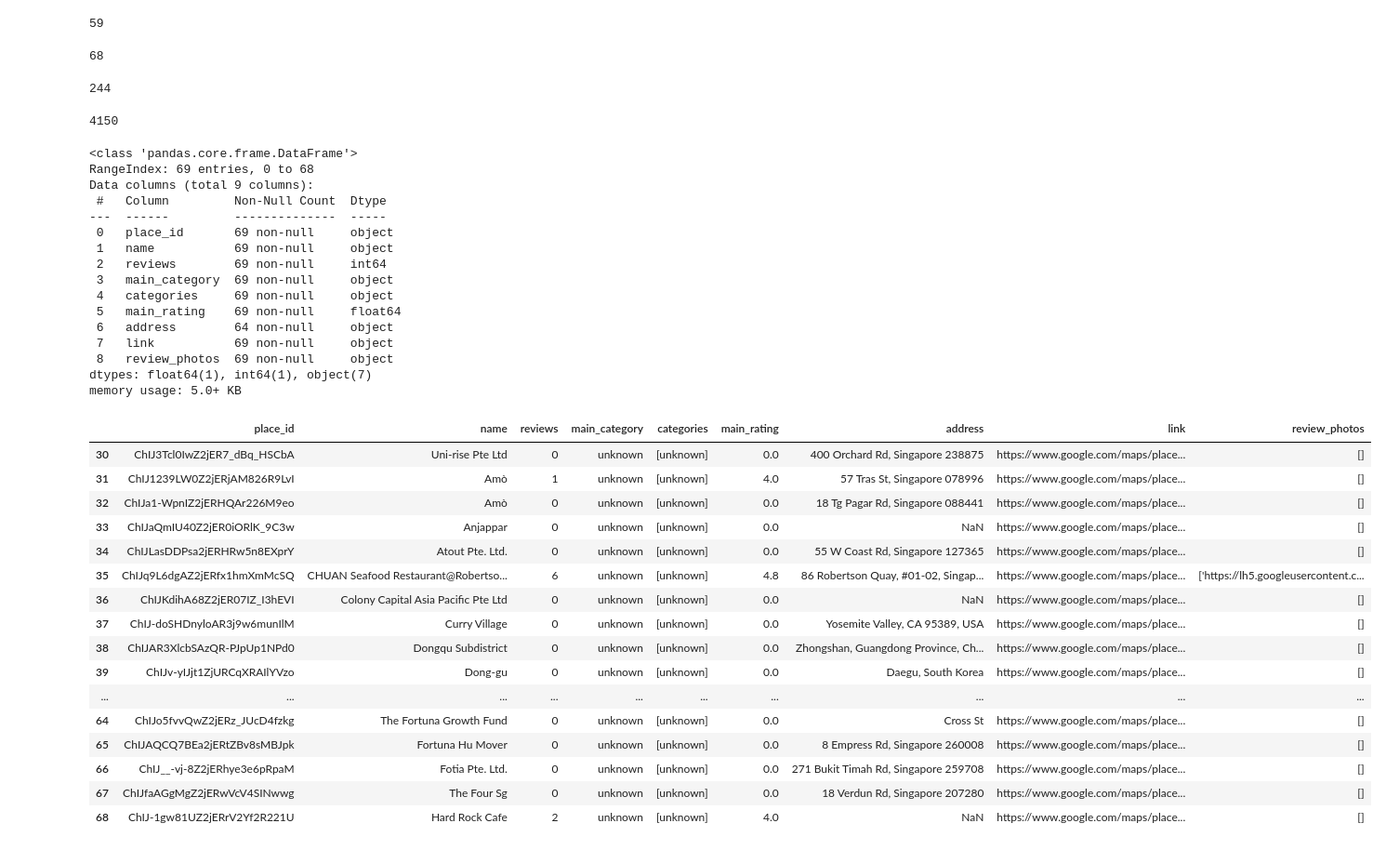
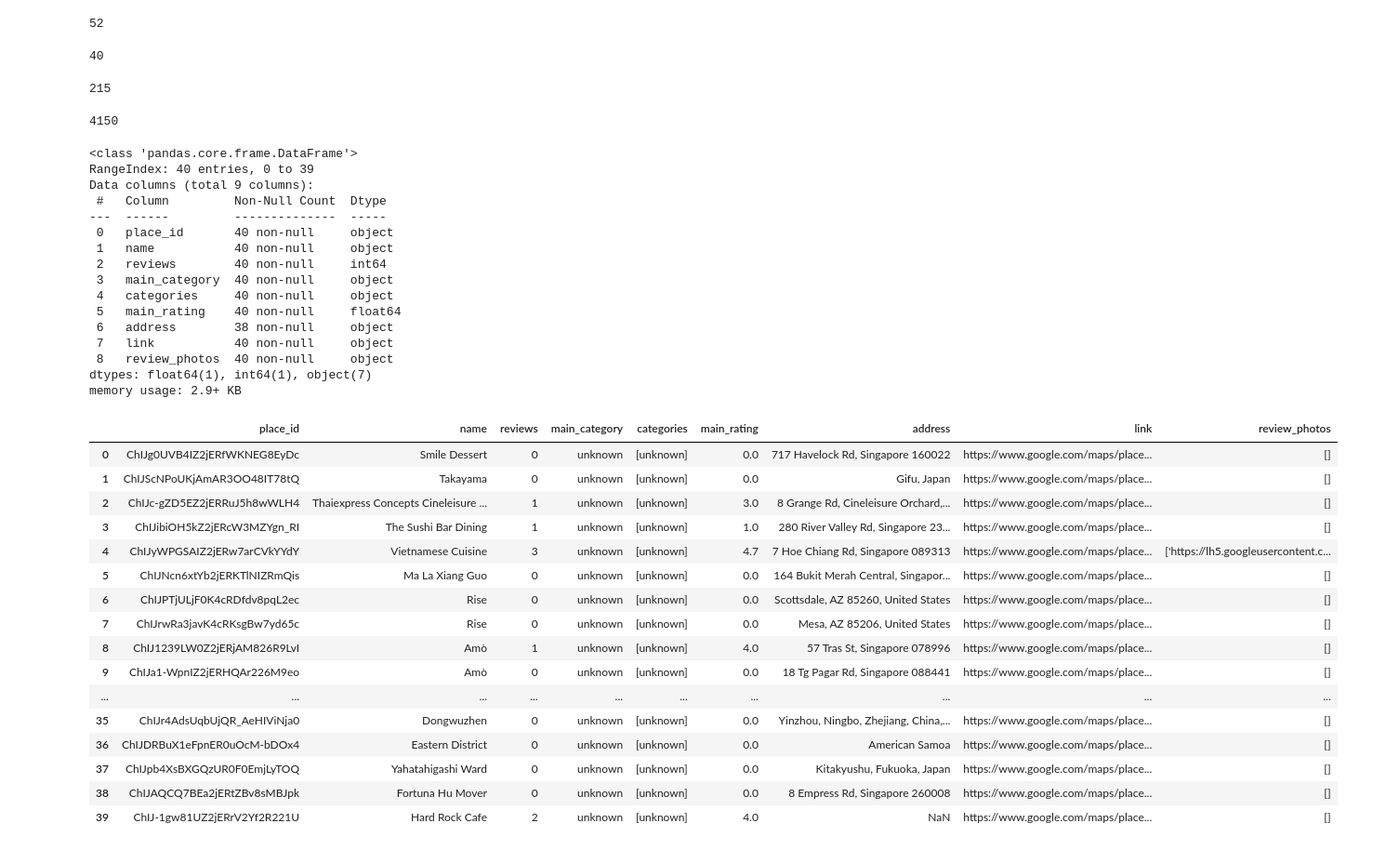
Before and after one commit to toothyachy/yumspeak, a Jupyter notebook: notebooks/ts_clean_restaurant_dataset.ipynb, the cells around one changed output. Shown at 93% size. Saved outputs shown, nothing was run; the diff lists cells and outputs as text; code cells hidden in the pictures.

Commit message:
some tweaks on cleaning

```diff
--- a/notebooks/ts_clean_restaurant_dataset.ipynb
+++ b/notebooks/ts_clean_restaurant_dataset.ipynb
@@ -23,3 +23,6 @@ df.head()
 | 2 | ChIJSW7NnhAZ2jERj8p3W_nnhGE | Red House Seafood at Esplanade | 186 | Seafood restaurant | ['Seafood restaurant', 'Chinese r... | 4.4 | 8 Raffles Ave., #01-14 / 16 Espla... | https://www.google.com/maps/place... | ['https://lh5.googleusercontent.c... |
 | 3 | ChIJNxLu-EAb2jER_a4Y4ahn8TU | Red Sparrow | 496 | Vietnamese restaurant | ['Vietnamese restaurant', 'Asian ... | 4.0 | 11 Dempsey Rd, #01-18, 249673, Si... | https://www.google.com/maps/place... | ['https://lh5.googleusercontent.c... |
 | 4 | ChIJIds6rnUZ2jERPx6E0UCf6HM | Red Star Restaurant | 3725 | Cantonese restaurant | ['Cantonese restaurant', 'Chinese... | 3.7 | Block 54 Chin Swee Rd, #07-23, Si... | https://www.google.com/maps/place... | ['https://lh5.googleusercontent.c... |
+# %%
+df = clean_restaurant_data(df)
+df.info()
@@ -38,6 +59,7 @@ df = df[~df['place_id'].isin(PLACE_ID_TO_DROP)]
 
 # fill na in main_category and categories(as ['unknown'])
 df['main_category'].fillna('unknown', inplace=True)
+df['main_category'] = df['main_category'].apply(lambda x: x.replace(' restaurant', ''))
 df['categories'] = df['categories'].fillna("['unknown']").apply(ast.literal_eval)
 # %%
 df.info()
@@ -64,17 +86,17 @@ df.to_csv('/Users/triciascy/code/scytricia/yumspeak/raw_data/review_scraper_data
 contains_pte_ltd = df['name'].str.contains('Pte Ltd', case=False, na=False)
 contains_pte_ltd.sum()
 # %% [output]
-59
+52
 # %%
 unknown_main_cat = df['main_category'] == 'unknown'
 unknown_main_cat.sum()
 # %% [output]
-68
+40
 # %%
 no_rating = df['main_rating'] == 0
 no_rating.sum()
 # %% [output]
-244
+215
 # %%
 restaurant = df['main_category'].str.contains('restaurant', case=False, na=False)
 restaurant.sum()
@@ -85,41 +107,41 @@ to_remove = df[(~restaurant & contains_pte_ltd & no_rating) | unknown_main_cat].
 to_remove.info()
 # %% [output]
 <class 'pandas.core.frame.DataFrame'>
-RangeIndex: 69 entries, 0 to 68
+RangeIndex: 40 entries, 0 to 39
 Data columns (total 9 columns):
  #   Column         Non-Null Count  Dtype
 ---  ------         --------------  -----
- 0   place_id       69 non-null     object
- 1   name           69 non-null     object
- 2   reviews        69 non-null     int64
- 3   main_category  69 non-null     object
- 4   categories     69 non-null     object
- 5   main_rating    69 non-null     float64
- 6   address        64 non-null     object
- 7   link           69 non-null     object
- 8   review_photos  69 non-null     object
+ 0   place_id       40 non-null     object
+ 1   name           40 non-null     object
+ 2   reviews        40 non-null     int64
+ 3   main_category  40 non-null     object
+ 4   categories     40 non-null     object
+ 5   main_rating    40 non-null     float64
+ 6   address        38 non-null     object
+ 7   link           40 non-null     object
+ 8   review_photos  40 non-null     object
 dtypes: float64(1), int64(1), object(7)
-memory usage: 5.0+ KB
+memory usage: 2.9+ KB
 # %%
-to_remove[30:]
+to_remove
 # %% [output]
 |  | place_id | name | reviews | main_category | categories | main_rating | address | link | review_photos |
-| 30 | ChIJ3Tcl0IwZ2jER7_dBq_HSCbA | Uni-rise Pte Ltd | 0 | unknown | [unknown] | 0.0 | 400 Orchard Rd, Singapore 238875 | https://www.google.com/maps/place... | [] |
-| 31 | ChIJ1239LW0Z2jERjAM826R9LvI | Amò | 1 | unknown | [unknown] | 4.0 | 57 Tras St, Singapore 078996 | https://www.google.com/maps/place... | [] |
-| 32 | ChIJa1-WpnIZ2jERHQAr226M9eo | Amò | 0 | unknown | [unknown] | 0.0 | 18 Tg Pagar Rd, Singapore 088441 | https://www.google.com/maps/place... | [] |
-| 33 | ChIJaQmIU40Z2jER0iORlK_9C3w | Anjappar | 0 | unknown | [unknown] | 0.0 | NaN | https://www.google.com/maps/place... | [] |
-| 34 | ChIJLasDDPsa2jERHRw5n8EXprY | Atout Pte. Ltd. | 0 | unknown | [unknown] | 0.0 | 55 W Coast Rd, Singapore 127365 | https://www.google.com/maps/place... | [] |
-| 35 | ChIJq9L6dgAZ2jERfx1hmXmMcSQ | CHUAN Seafood Restaurant@Robertso... | 6 | unknown | [unknown] | 4.8 | 86 Robertson Quay, #01-02, Singap... | https://www.google.com/maps/place... | ['https://lh5.googleusercontent.c... |
-| 36 | ChIJKdihA68Z2jER07IZ_I3hEVI | Colony Capital Asia Pacific Pte Ltd | 0 | unknown | [unknown] | 0.0 | NaN | https://www.google.com/maps/place... | [] |
-| 37 | ChIJ-doSHDnyloAR3j9w6munIlM | Curry Village | 0 | unknown | [unknown] | 0.0 | Yosemite Valley, CA 95389, USA | https://www.google.com/maps/place... | [] |
-| 38 | ChIJAR3XlcbSAzQR-PJpUp1NPd0 | Dongqu Subdistrict | 0 | unknown | [unknown] | 0.0 | Zhongshan, Guangdong Province, Ch... | https://www.google.com/maps/place... | [] |
-| 39 | ChIJv-yIJjt1ZjURCqXRAIlYVzo | Dong-gu | 0 | unknown | [unknown] | 0.0 | Daegu, South Korea | https://www.google.com/maps/place... | [] |
+| 0 | ChIJg0UVB4IZ2jERfWKNEG8EyDc | Smile Dessert | 0 | unknown | [unknown] | 0.0 | 717 Havelock Rd, Singapore 160022 | https://www.google.com/maps/place... | [] |
+| 1 | ChIJScNPoUKjAmAR3OO48IT78tQ | Takayama | 0 | unknown | [unknown] | 0.0 | Gifu, Japan | https://www.google.com/maps/place... | [] |
+| 2 | ChIJc-gZD5EZ2jERRuJ5h8wWLH4 | Thaiexpress Concepts Cineleisure ... | 1 | unknown | [unknown] | 3.0 | 8 Grange Rd, Cineleisure Orchard,... | https://www.google.com/maps/place... | [] |
+| 3 | ChIJibiOH5kZ2jERcW3MZYgn_RI | The Sushi Bar Dining | 1 | unknown | [unknown] | 1.0 | 280 River Valley Rd, Singapore 23... | https://www.google.com/maps/place... | [] |
+| 4 | ChIJyWPGSAIZ2jERw7arCVkYYdY | Vietnamese Cuisine | 3 | unknown | [unknown] | 4.7 | 7 Hoe Chiang Rd, Singapore 089313 | https://www.google.com/maps/place... | ['https://lh5.googleusercontent.c... |
+| 5 | ChIJNcn6xtYb2jERKTlNIZRmQis | Ma La Xiang Guo | 0 | unknown | [unknown] | 0.0 | 164 Bukit Merah Central, Singapor... | https://www.google.com/maps/place... | [] |
+| 6 | ChIJPTjULjF0K4cRDfdv8pqL2ec | Rise | 0 | unknown | [unknown] | 0.0 | Scottsdale, AZ 85260, United States | https://www.google.com/maps/place... | [] |
+| 7 | ChIJrwRa3javK4cRKsgBw7yd65c | Rise | 0 | unknown | [unknown] | 0.0 | Mesa, AZ 85206, United States | https://www.google.com/maps/place... | [] |
+| 8 | ChIJ1239LW0Z2jERjAM826R9LvI | Amò | 1 | unknown | [unknown] | 4.0 | 57 Tras St, Singapore 078996 | https://www.google.com/maps/place... | [] |
+| 9 | ChIJa1-WpnIZ2jERHQAr226M9eo | Amò | 0 | unknown | [unknown] | 0.0 | 18 Tg Pagar Rd, Singapore 088441 | https://www.google.com/maps/place... | [] |
 | ... | ... | ... | ... | ... | ... | ... | ... | ... | ... |
-| 64 | ChIJo5fvvQwZ2jERz_JUcD4fzkg | The Fortuna Growth Fund | 0 | unknown | [unknown] | 0.0 | Cross St | https://www.google.com/maps/place... | [] |
-| 65 | ChIJAQCQ7BEa2jERtZBv8sMBJpk | Fortuna Hu Mover | 0 | unknown | [unknown] | 0.0 | 8 Empress Rd, Singapore 260008 | https://www.google.com/maps/place... | [] |
-| 66 | ChIJ__-vj-8Z2jERhye3e6pRpaM | Fotia Pte. Ltd. | 0 | unknown | [unknown] | 0.0 | 271 Bukit Timah Rd, Singapore 259708 | https://www.google.com/maps/place... | [] |
-| 67 | ChIJfaAGgMgZ2jERwVcV4SINwwg | The Four Sg | 0 | unknown | [unknown] | 0.0 | 18 Verdun Rd, Singapore 207280 | https://www.google.com/maps/place... | [] |
-| 68 | ChIJ-1gw81UZ2jERrV2Yf2R221U | Hard Rock Cafe | 2 | unknown | [unknown] | 4.0 | NaN | https://www.google.com/maps/place... | [] |
+| 35 | ChIJr4AdsUqbUjQR_AeHIViNja0 | Dongwuzhen | 0 | unknown | [unknown] | 0.0 | Yinzhou, Ningbo, Zhejiang, China,... | https://www.google.com/maps/place... | [] |
+| 36 | ChIJDRBuX1eFpnER0uOcM-bDOx4 | Eastern District | 0 | unknown | [unknown] | 0.0 | American Samoa | https://www.google.com/maps/place... | [] |
+| 37 | ChIJpb4XsBXGQzUR0F0EmjLyTOQ | Yahatahigashi Ward | 0 | unknown | [unknown] | 0.0 | Kitakyushu, Fukuoka, Japan | https://www.google.com/maps/place... | [] |
+| 38 | ChIJAQCQ7BEa2jERtZBv8sMBJpk | Fortuna Hu Mover | 0 | unknown | [unknown] | 0.0 | 8 Empress Rd, Singapore 260008 | https://www.google.com/maps/place... | [] |
+| 39 | ChIJ-1gw81UZ2jERrV2Yf2R221U | Hard Rock Cafe | 2 | unknown | [unknown] | 4.0 | NaN | https://www.google.com/maps/place... | [] |
 # %%
 df['main_category'] = df['main_category'].apply(lambda x: x.replace(' restaurant', ''))
 # %%
```
Also changed, not shown: parts of 7 cells of this notebook.
